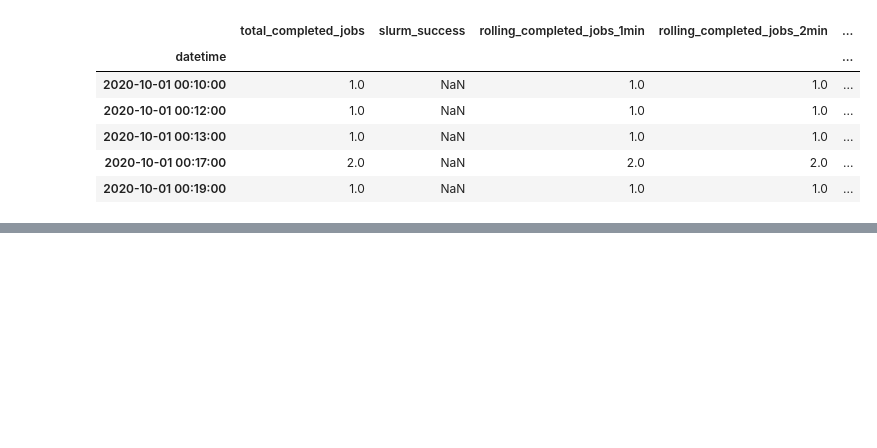
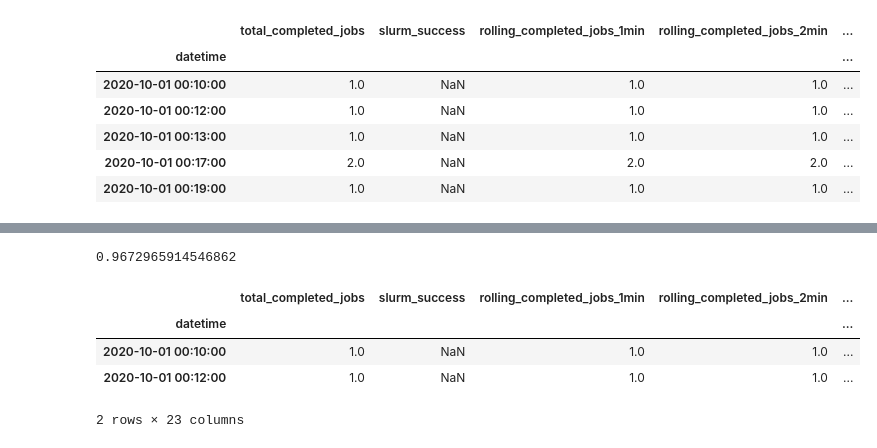
Before and after one commit to nss-data-science-cohort-8/accre-sweet-potato-casserole, a Jupyter notebook: notebooks/AIBranch3.ipynb, the cells around one changed output, grey strips where cells are left out. Cells and saved outputs as stored; diff of their text form; code cells hidden in the pictures; blank space fills up the shorter version.

```diff
--- a/notebooks/AIBranch3.ipynb
+++ b/notebooks/AIBranch3.ipynb
@@ -108,0 +129,15 @@ processor.calculate_rolling_probability(rolling_jobs_completed=10, total_complet
+# %%
+processor.calculate_rolling_probability(rolling_jobs_completed=100, total_completed_jobs=100, rolling_period='2min')
+# %% [output]
+0.9672965914546862
+# %%
+data = processor.data
+data['rolling_left_2min'] = data['total_completed_jobs'].rolling('2min', closed='left').mean()
+data['rolling_right_2min'] = data['total_completed_jobs'].rolling('2min', closed='right').mean()
+data.head(2)
+# %% [output]
+|  | total_completed_jobs | slurm_success | rolling_completed_jobs_1min | rolling_completed_jobs_2min | ... |
+| datetime |  |  |  |  | ... |
+| 2020-10-01 00:10:00 | 1.0 | NaN | 1.0 | 1.0 | ... |
+| 2020-10-01 00:12:00 | 1.0 | NaN | 1.0 | 1.0 | ... |
+2 rows × 23 columns
```
Also changed, not shown: parts of 6 cells of this notebook, 1 other file.
